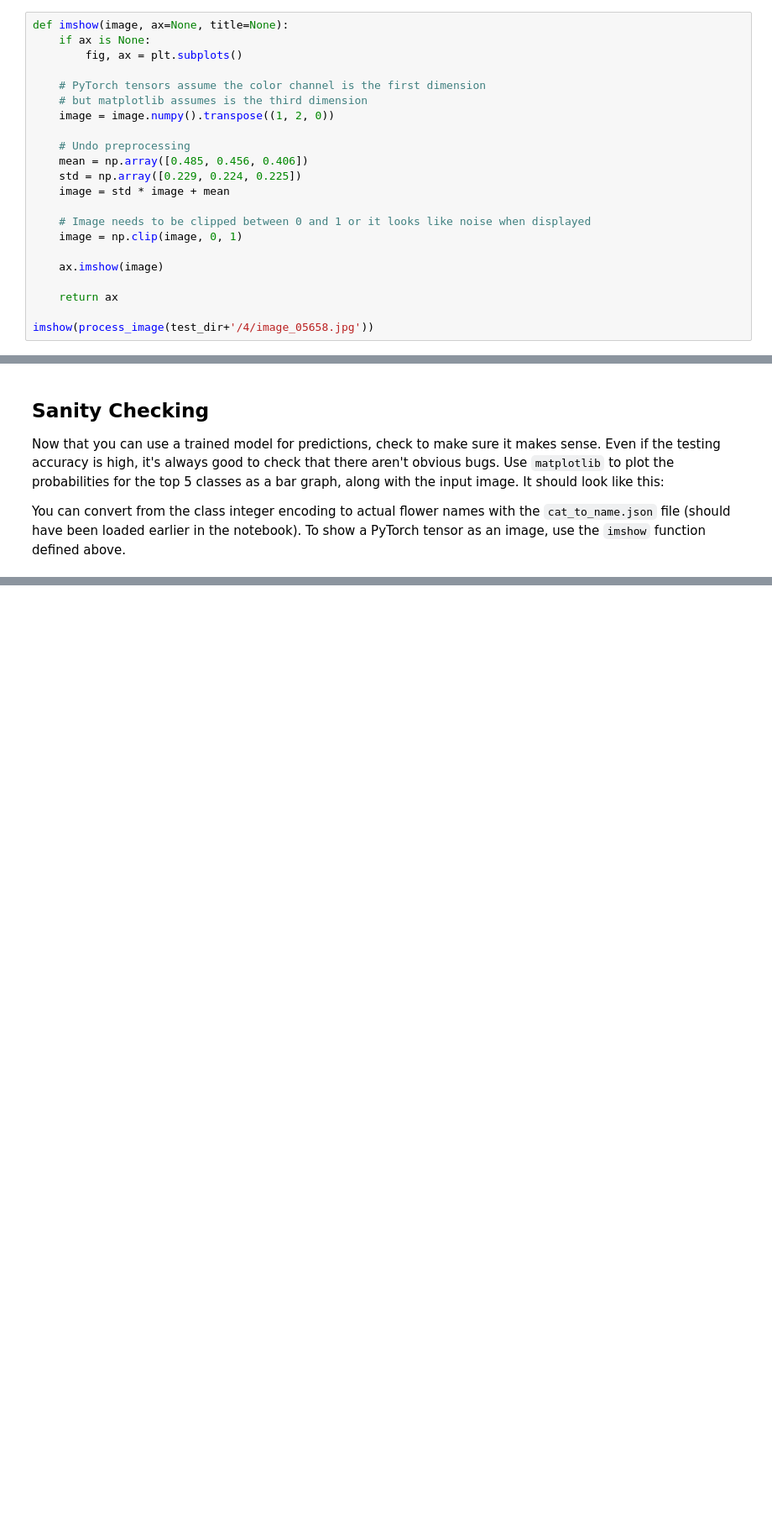
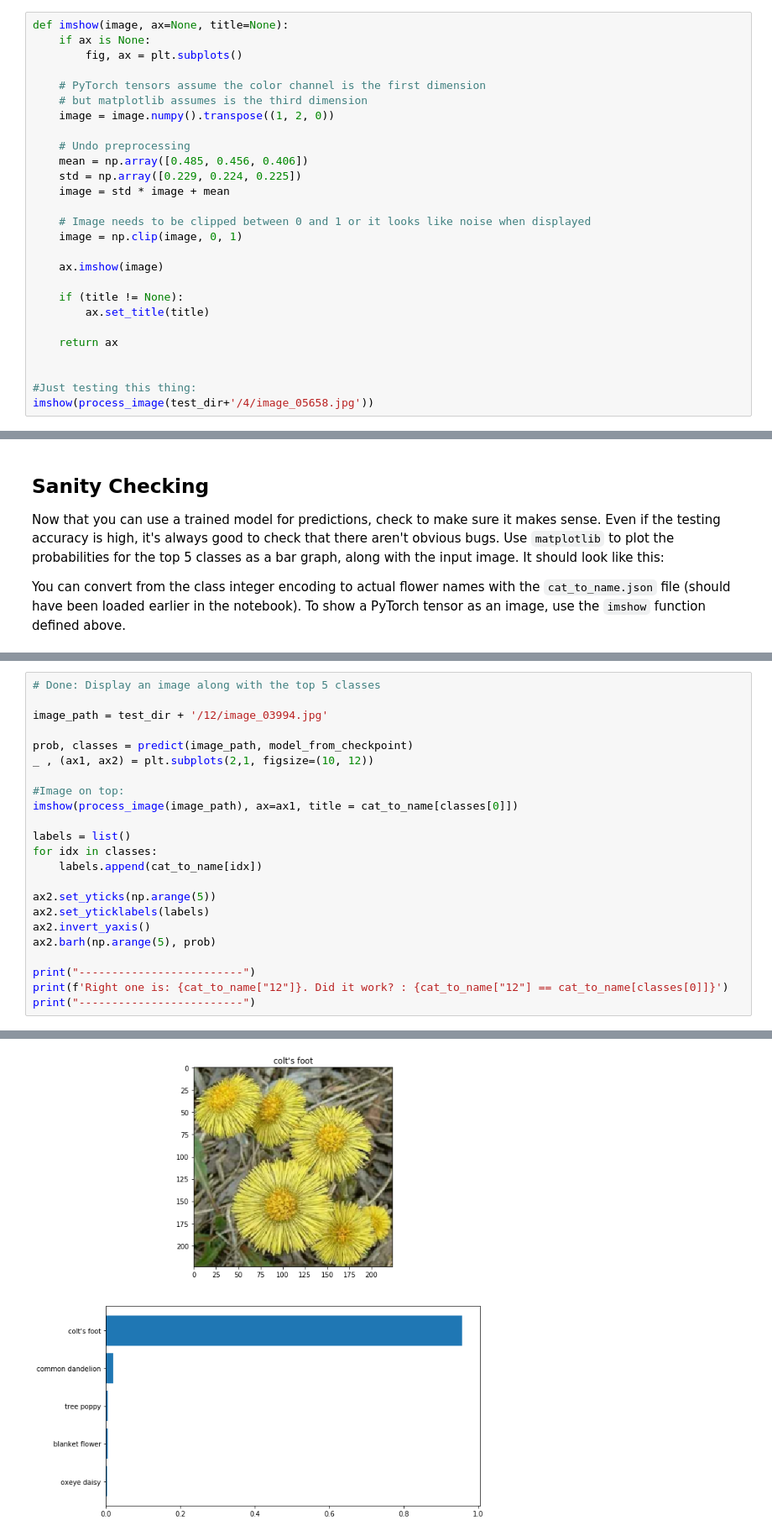
Before and after one commit to sergejsm/UdacityIA_FinalProject, a Jupyter notebook: Image Classifier Project.ipynb, the cells around one changed output, grey strips where cells are left out. Shown at 84% size. Drawn from its saved outputs; the diff is of its cells as text; blank space fills up the shorter version.

```diff
--- a/Image Classifier Project.ipynb
+++ b/Image Classifier Project.ipynb
@@ -459,8 +389,13 @@ def imshow(image, ax=None, title=None):
 
     ax.imshow(image)
 
+    if (title != None):
+        ax.set_title(title)
+
     return ax
 
+
+#Just testing this thing:
 imshow(process_image(test_dir+'/4/image_05658.jpg'))
 # %% [output]
 <matplotlib.axes._subplots.AxesSubplot at 0x...>
@@ -569,0 +455,24 @@ Correct prediction: True
+# %%
+# Done: Display an image along with the top 5 classes
+
+image_path = test_dir + '/12/image_03994.jpg'
+
+prob, classes = predict(image_path, model_from_checkpoint)
+_ , (ax1, ax2) = plt.subplots(2,1, figsize=(10, 12))
+
+#Image on top:
+imshow(process_image(image_path), ax=ax1, title = cat_to_name[classes[0]])
+
+labels = list()
+for idx in classes:
+    labels.append(cat_to_name[idx])
+
+ax2.set_yticks(np.arange(5))
+ax2.set_yticklabels(labels)
+ax2.invert_yaxis()
+ax2.barh(np.arange(5), prob)
+
+print("-------------------------")
+print(f'Right one is: {cat_to_name["12"]}. Did it work? : {cat_to_name["12"] == cat_to_name[classes[0]]}')
+print("-------------------------")
+# %% [output]
@@ -569,0 +482 @@ Correct prediction: True
+[figure, added]
```
Also changed, not shown: parts of 22 cells of this notebook, 1 other file.
